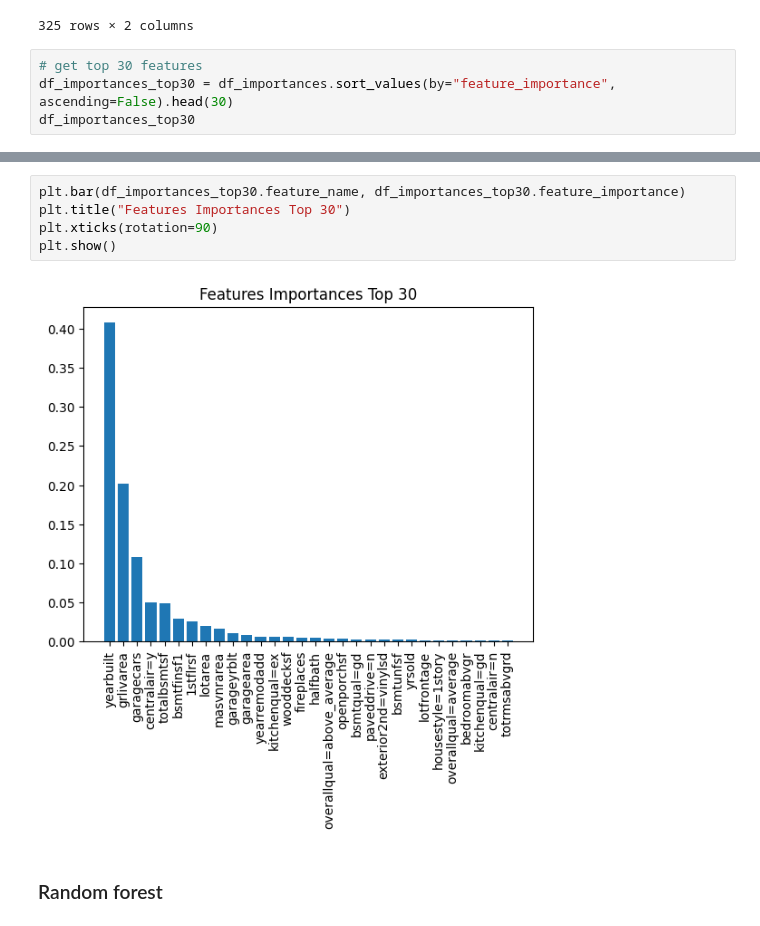
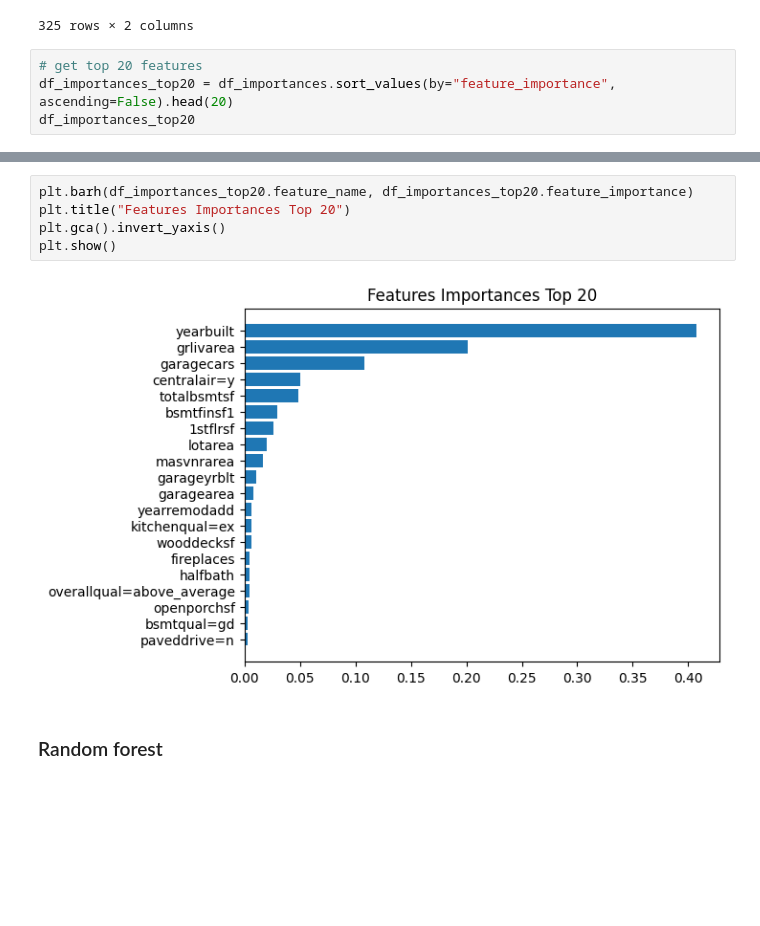
Before and after one commit to sarah-zhan/house_price_prediction, a Jupyter notebook: main.ipynb, the cells around one changed output, grey strips where cells are left out. Drawn from its saved outputs; the diff is of its cells as text; blank space fills up the shorter version.

Commit message:
update the feature importance to top20

```diff
--- a/main.ipynb
+++ b/main.ipynb
@@ -384,9 +384,9 @@ df_importances
 | 324 | yrsold | 0.002760 |
 325 rows × 2 columns
 # %%
-# get top 30 features
-df_importances_top30 = df_importances.sort_values(by="feature_importance", ascending=False).head(30)
-df_importances_top30
+# get top 20 features
+df_importances_top20 = df_importances.sort_values(by="feature_importance", ascending=False).head(20)
+df_importances_top20
 # %% [output]
 |  | feature_name | feature_importance |
 | 322 | yearbuilt | 0.407522 |
@@ -408,10 +408,10 @@ df_importances_top30
 # %%
-plt.bar(df_importances_top30.feature_name, df_importances_top30.feature_importance)
-plt.title("Features Importances Top 30")
-plt.xticks(rotation=90)
+plt.barh(df_importances_top20.feature_name, df_importances_top20.feature_importance)
+plt.title("Features Importances Top 20")
+plt.gca().invert_yaxis()
 plt.show()
 # %% [output]
-[figure, old version]
+[figure, new version]
 # %% [markdown]
 ### Random forest
 # %%
```
Also changed, not shown: parts of 1 cell of this notebook.
